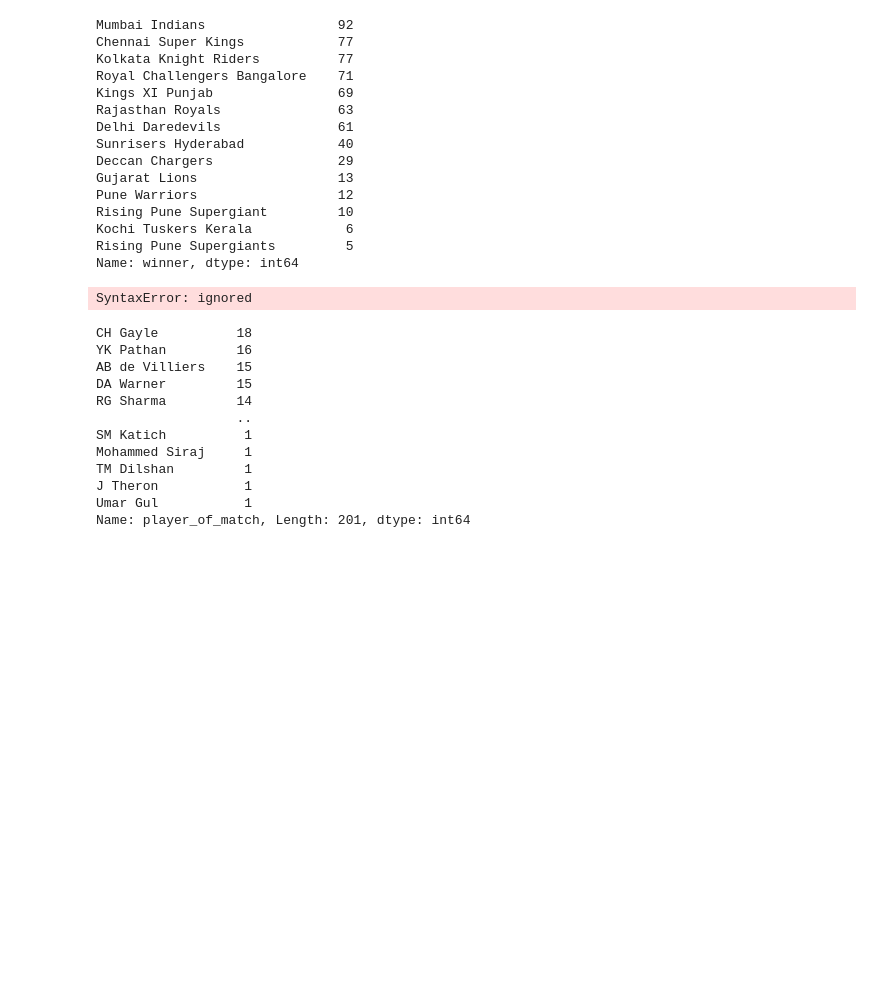
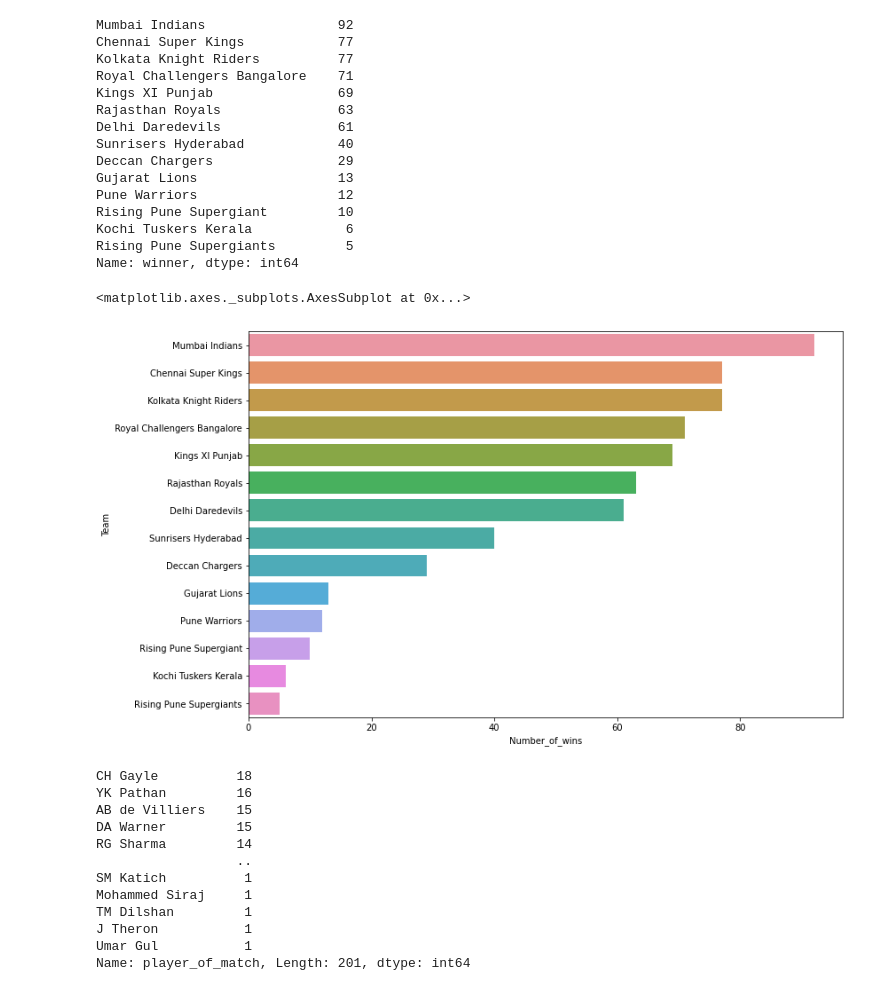
Before and after one commit to jivabaj/MchineLrn, a Jupyter notebook: Day3.ipynb, the cells around one changed output. Cells and saved outputs as stored; diff of their text form; code cells hidden in the pictures; blank space fills up the shorter version.

```diff
--- a/Day3.ipynb
+++ b/Day3.ipynb
@@ -225,9 +226,10 @@ Name: winner, dtype: int64
 df_2 = dataset['winner'].value_counts().reset_index().rename(columns = {'index' : 'Team', 'winner' : 'Number_of_wins'})
 # %%
 plt.figure(figsize = (12,8))
-sns.barplot (x = 'Number_of_wins', y = 'teams', df_2)
+sns.barplot (x = 'Number_of_wins', y = 'Team', data = df_2)
 # %% [output]
-SyntaxError: ignored
+<matplotlib.axes._subplots.AxesSubplot at 0x...>
+[figure, added]
 # %%
 #checking player of the match
 
```
Also changed, not shown: parts of 1 cell of this notebook.
